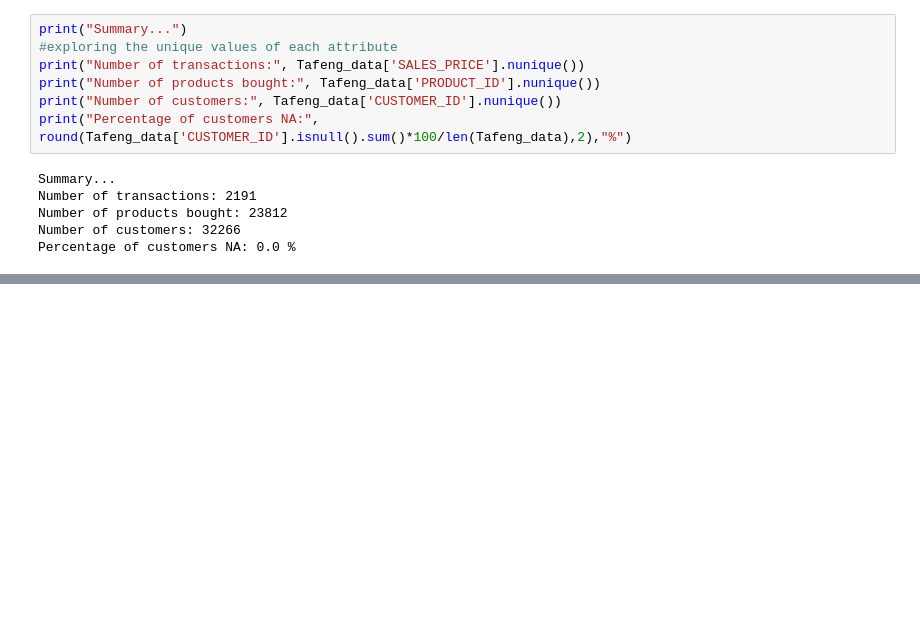
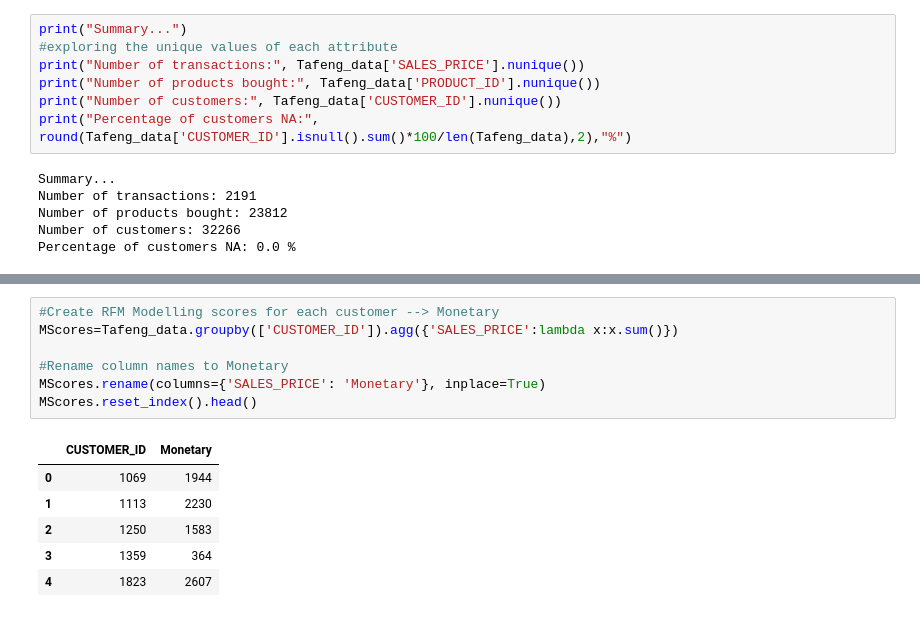
Before and after one commit to kristaLumbantoruan/customer-clustering-for-crm-in-xyz-store, a Jupyter notebook: Customer_Clustering.ipynb, the cells around one changed output, grey strips where cells are left out. Cells and saved outputs as stored; diff of their text form; blank space fills up the shorter version.

```diff
--- a/Customer_Clustering.ipynb
+++ b/Customer_Clustering.ipynb
@@ -197,0 +239,14 @@ Percentage of customers NA: 0.0 %
+# %%
+#Create RFM Modelling scores for each customer --> Monetary
+MScores=Tafeng_data.groupby(['CUSTOMER_ID']).agg({'SALES_PRICE':lambda x:x.sum()})
+
+#Rename column names to Monetary
+MScores.rename(columns={'SALES_PRICE': 'Monetary'}, inplace=True)
+MScores.reset_index().head()
+# %% [output]
+|  | CUSTOMER_ID | Monetary |
+| 0 | 1069 | 1944 |
+| 1 | 1113 | 2230 |
+| 2 | 1250 | 1583 |
+| 3 | 1359 | 364 |
+| 4 | 1823 | 2607 |
```
Also changed, not shown: parts of 3 cells of this notebook.
